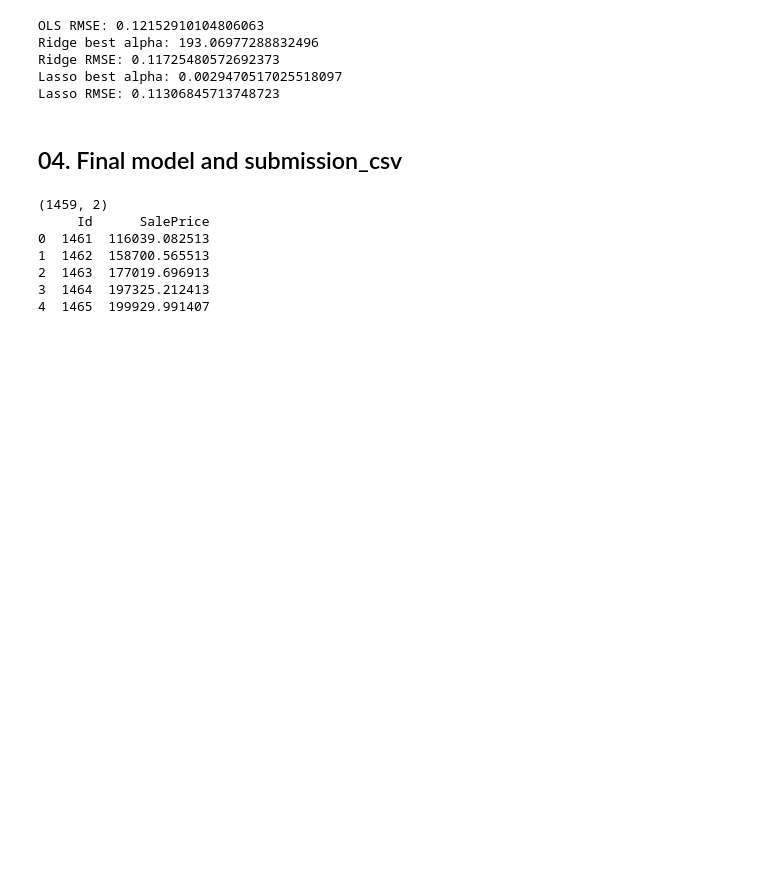
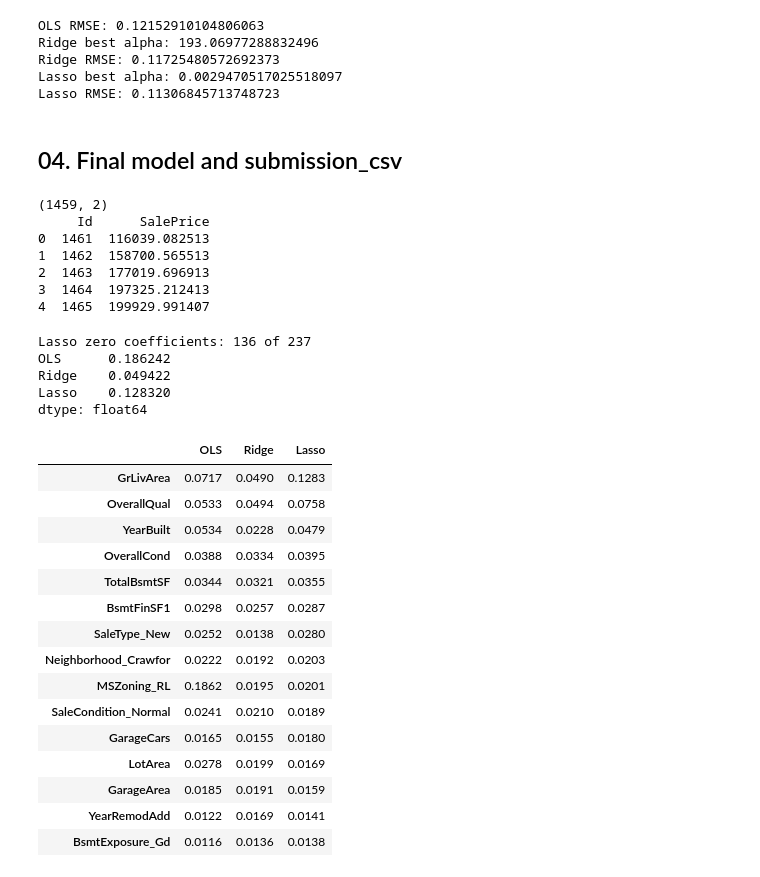
Before and after one commit to zarahelisa/ml_project_01, a Jupyter notebook: project_1_house_prices_zarah_dominguez.ipynb, the cells around one changed output. Cells and saved outputs as stored; diff of their text form; code cells hidden in the pictures; blank space fills up the shorter version.

```diff
--- a/project_1_house_prices_zarah_dominguez.ipynb
+++ b/project_1_house_prices_zarah_dominguez.ipynb
@@ -511,3 +539,46 @@ print(submission.head())
 2  1463  177019.696913
 3  1464  197325.212413
 4  1465  199929.991407
+# %%
+#### Coefficients: OLS vs Ridge vs Lasso (all fitted on the full training set)
+ols_full   = make_pipeline(StandardScaler(), LinearRegression()).fit(X, y)
+ridge_full = make_pipeline(StandardScaler(), Ridge(alpha=best_alpha_ridge)).fit(X, y)
+lasso_full = make_pipeline(StandardScaler(), Lasso(alpha=best_alpha_lasso, max_iter=50000)).fit(X, y)
+
+coefs = pd.DataFrame({
+    'OLS':   ols_full[-1].coef_,
+    'Ridge': ridge_full[-1].coef_,
+    'Lasso': lasso_full[-1].coef_
+}, index=X.columns)
+
+# Lasso zero coefficients:
+print('Lasso zero coefficients:', (coefs['Lasso'] == 0).sum(), 'of', len(coefs))
+
+# Size of the coefficients in each model
+print(coefs.abs().max())
+
+# Ranking variables by absolute Lasso coefficient
+top15 = coefs.reindex(coefs['Lasso'].abs().sort_values(ascending=False).index).head(15)
+display(top15.round(4))
+# %% [output]
+Lasso zero coefficients: 136 of 237
+OLS      0.186242
+Ridge    0.049422
+Lasso    0.128320
+dtype: float64
+|  | OLS | Ridge | Lasso |
+| GrLivArea | 0.0717 | 0.0490 | 0.1283 |
+| OverallQual | 0.0533 | 0.0494 | 0.0758 |
+| YearBuilt | 0.0534 | 0.0228 | 0.0479 |
+| OverallCond | 0.0388 | 0.0334 | 0.0395 |
+| TotalBsmtSF | 0.0344 | 0.0321 | 0.0355 |
+| BsmtFinSF1 | 0.0298 | 0.0257 | 0.0287 |
+| SaleType_New | 0.0252 | 0.0138 | 0.0280 |
+| Neighborhood_Crawfor | 0.0222 | 0.0192 | 0.0203 |
+| MSZoning_RL | 0.1862 | 0.0195 | 0.0201 |
+| SaleCondition_Normal | 0.0241 | 0.0210 | 0.0189 |
+| GarageCars | 0.0165 | 0.0155 | 0.0180 |
+| LotArea | 0.0278 | 0.0199 | 0.0169 |
+| GarageArea | 0.0185 | 0.0191 | 0.0159 |
+| YearRemodAdd | 0.0122 | 0.0169 | 0.0141 |
+| BsmtExposure_Gd | 0.0116 | 0.0136 | 0.0138 |
```
Also changed, not shown: parts of 7 cells of this notebook.
